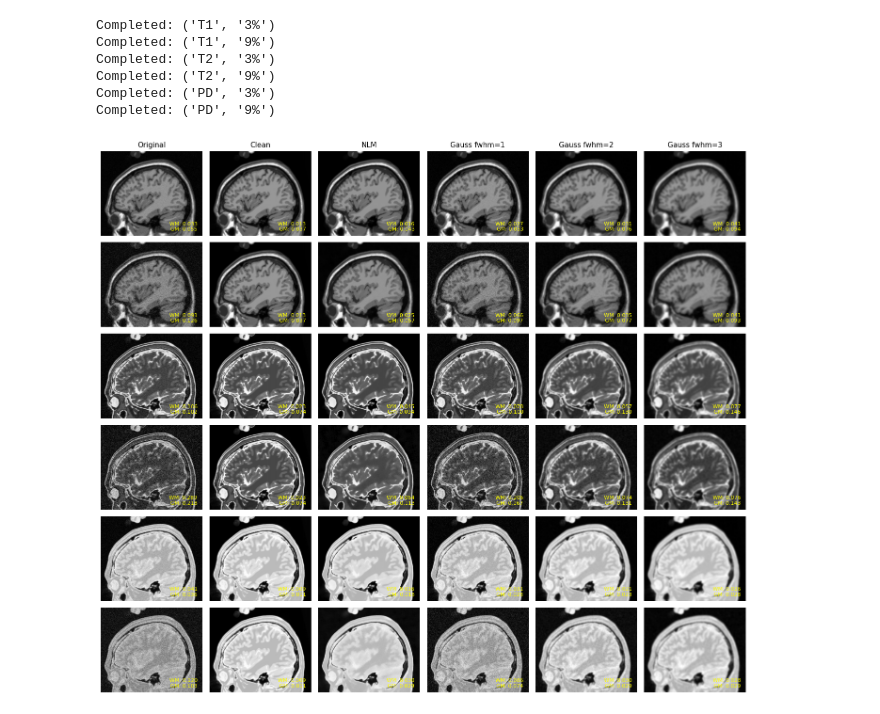
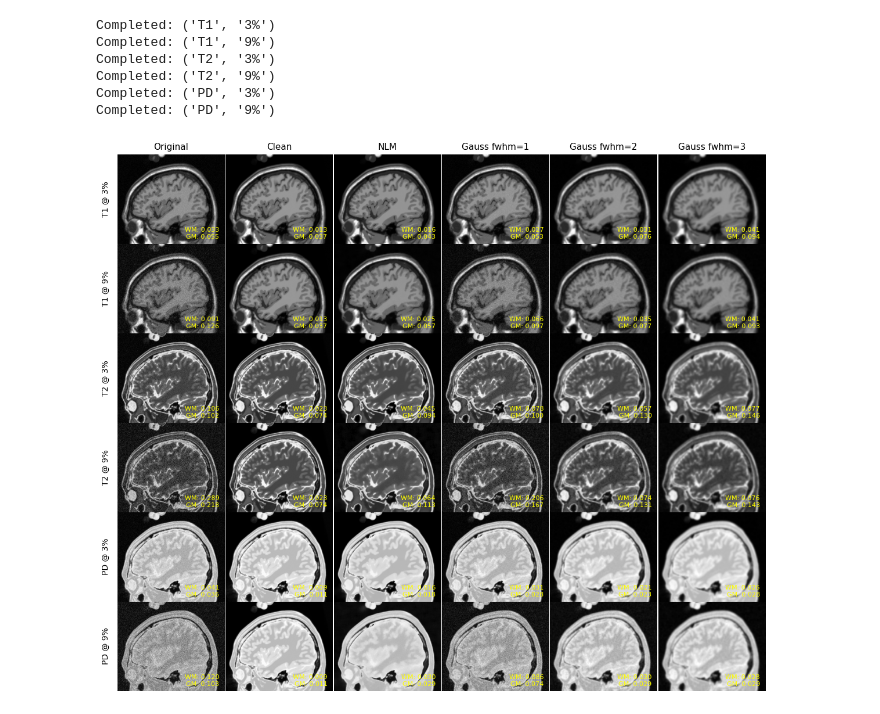
Before and after one commit to mazore/cse320-assignment-1, a Jupyter notebook: main.ipynb, the cells around one changed output. Drawn from its saved outputs; the diff is of its cells as text; code cells hidden in the pictures.

```diff
--- a/main.ipynb
+++ b/main.ipynb
@@ -86,47 +86,56 @@ Completed: ('PD', '3%')
 Completed: ('PD', '9%')
 # %%
 import matplotlib.pyplot as plt
+import numpy as np
 
 slice_idx = 50   # Choose one slice index to display consistently
-fig, axes = plt.subplots(len(modalities)*len(noise_levels), len(methods), figsize=(14, 12))
+
+nrows = len(modalities) * len(noise_levels)
+ncols = len(methods)
+fig, axes = plt.subplots(nrows, ncols, figsize=(13, 12), squeeze=False)
 
 for i, modality in enumerate(modalities):
     for j, noise in enumerate(noise_levels):
-        row_idx = i*len(noise_levels) + j
+        row_idx = i * len(noise_levels) + j
         for k, method in enumerate(methods):
             ax = axes[row_idx, k]
 
             entry = results.get((modality, noise, method))
             if entry is not None:
                 img = entry["image"]
-                # pick a slice (assuming 3D volume: x,y,z)
                 slice_img = np.rot90(img.get_fdata()[:, :, slice_idx], k=1)
-
                 ax.imshow(slice_img.T, cmap="gray", origin="lower")
                 ax.axis("off")
 
                 wm_cov = entry["cov_wm"]
                 gm_cov = entry["cov_gm"]
-
-                # overlay text in bottom-right corner
-                ax.text(0.95, 0.05,
-                        f"WM: {wm_cov:.3f}\nGM: {gm_cov:.3f}",
-                        color="yellow", fontsize=8,
-                        ha="right", va="bottom",
-                        transform=ax.transAxes)
-
-            # Add row labels on the leftmost column
-            if k == 0:
-                ax.set_ylabel(f"{modality} @ {noise}", fontsize=10, rotation=90)
+                ax.text(
+                    0.95, 0.05,
+                    f"WM: {wm_cov:.3f}\nGM: {gm_cov:.3f}",
+                    color="yellow", fontsize=8,
+                    ha="right", va="bottom",
+                    transform=ax.transAxes
+                )
 
 # Column headers
 for k, method in enumerate(methods):
     axes[0, k].set_title(method, fontsize=11)
 
-plt.tight_layout()
+# ----- Row labels in the left margin -----
+row_labels = [f"{m} @ {n}" for m in modalities for n in noise_levels]
+
+# Leave room on the left and tighten spacing
+fig.subplots_adjust(left=0.04, wspace=0, hspace=0)
+
+# Place one label centered alongside each row
+for r, label in enumerate(row_labels):
+    y = 0.88 - (r + 0.5) / (nrows+1.8)  # figure coords: 1 at top, 0 at bottom
+    fig.text(0.02, y, label, va='center', ha='left', fontsize=10, rotation='vertical')
+
 plt.show()
+fig.savefig("grid_output.png", dpi=500, bbox_inches="tight", pad_inches=0.05)
 # %% [output]
-[figure, old version]
+[figure, new version]
 # %%
 import matplotlib.pyplot as plt
 import numpy as np
```
Also changed, not shown: parts of 1 cell of this notebook, 3 other files.
